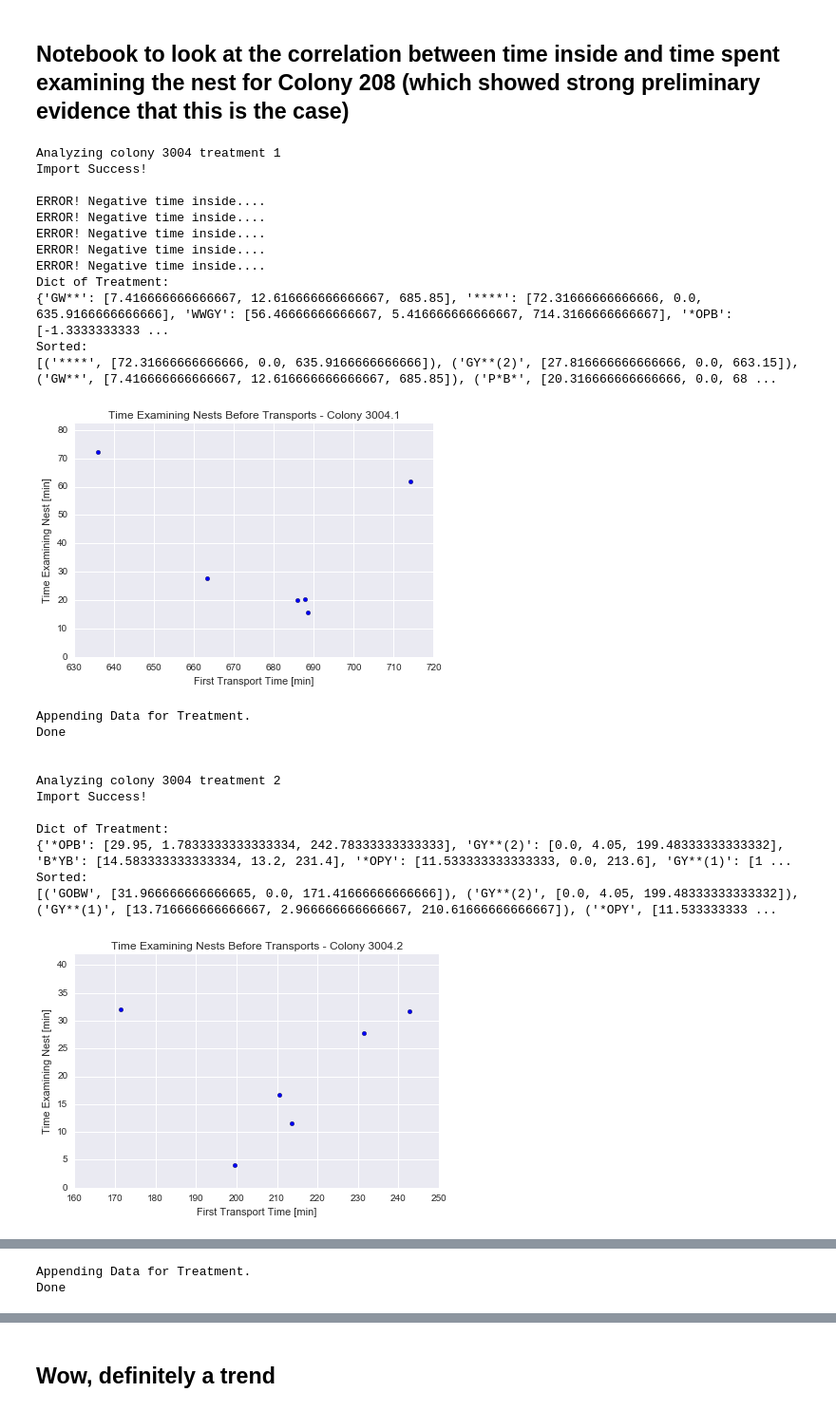
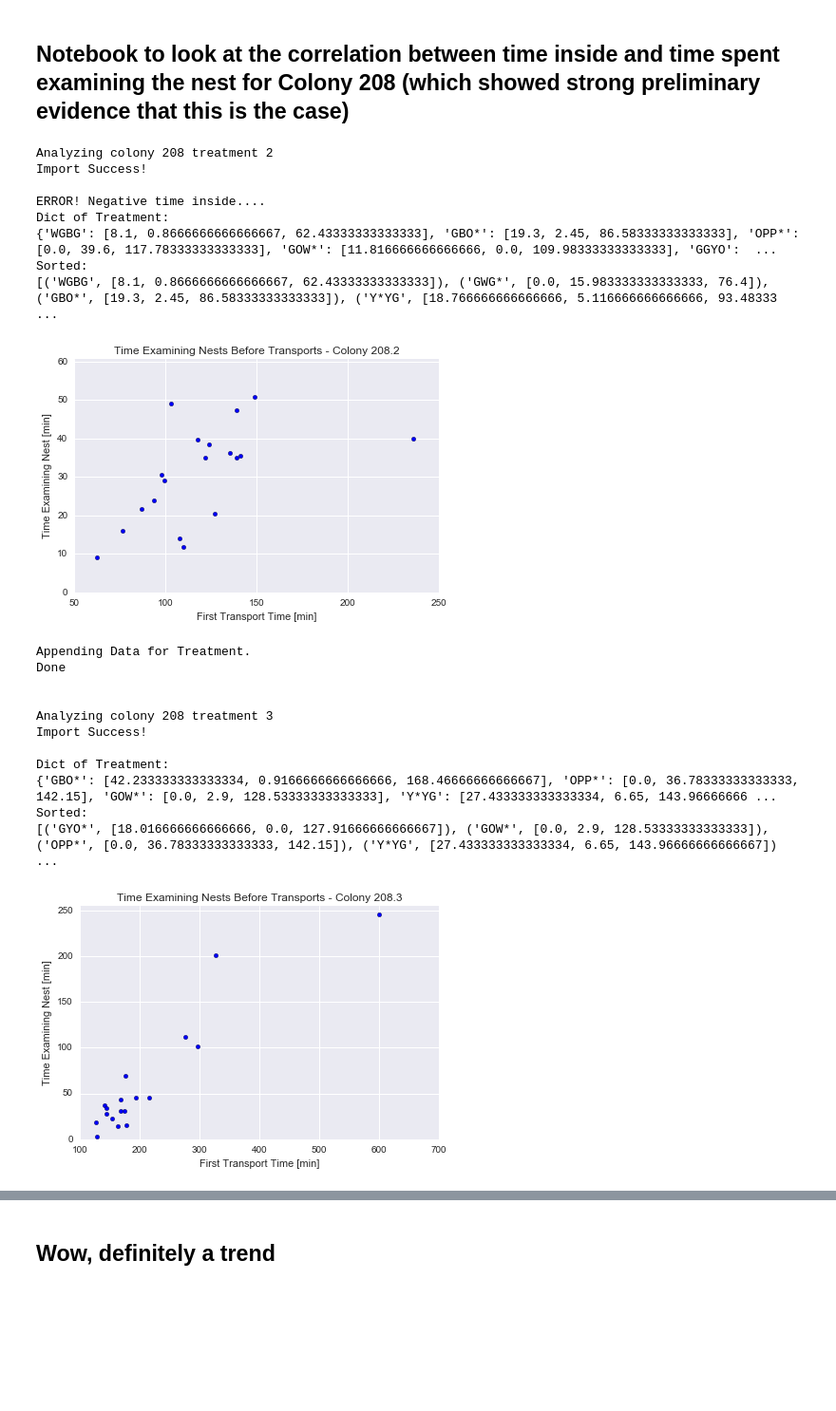
Before and after one commit to jakehanson/Time-Before-Transporting, a Jupyter notebook: Col_208_Case_Study.ipynb, the cells around one changed output, grey strips where cells are left out. Shown at 95% size. Cells and saved outputs as stored; diff of their text form; code cells hidden in the pictures; blank space fills up the shorter version.

```diff
--- a/Col_208_Case_Study.ipynb
+++ b/Col_208_Case_Study.ipynb
@@ -11,8 +11,8 @@ import seaborn as sns
 
 
 ## Import data
-col_id = '3004'
-treatment_array = [1,2,3,4,5]
+col_id = '208'
+treatment_array = [2,3,4,5]
 
 all_transports = []  # list to store the time of first transport for all treatments
 all_examinations = []  # list to store the net examination times before transport for all treatments
@@ -120,53 +120,49 @@ for treatment_id in treatment_array:
 
 
     net_time = []
     for i in range(np.size(time_in_good)):
         net_time.append(time_in_good[i]+time_in_med[i])
 
 
     plt.scatter(transport_times,net_time)
 
     #plt.scatter(transport_times,time_in_good+time_in_med,color='green')
     #plt.scatter(transport_times,time_in_med,color='red')
     plt.tight_layout()
     plt.ylim((0,np.max(net_time)+10))
     plt.xlabel('First Transport Time [min]')
     plt.ylabel('Time Examining Nest [min]')
     plt.title('Time Examining Nests Before Transports - Colony ' + col_id+'.'+str(treatment_id))
     plt.savefig('/Users/jakehanson/Desktop/scatter_time_exam_col'+col_id+'_all_treatments.pdf')
     plt.show()
 
     print 'Appending Data for Treatment.'
     for i in range(np.size(transport_times)):
         all_transports.append(transport_times[i])
         all_examinations.append(net_time[i])
     print 'Done\n\n'
 # %% [output]
-Analyzing colony 3004 treatment 1
+Analyzing colony 208 treatment 2
 Import Success!
 
 ERROR! Negative time inside....
-ERROR! Negative time inside....
-ERROR! Negative time inside....
-ERROR! Negative time inside....
-ERROR! Negative time inside....
 Dict of Treatment:
-{'GW**': [7.416666666666667, 12.616666666666667, 685.85], '****': [72.31666666666666, 0.0, 635.9166666666666], 'WWGY': [56.46666666666667, 5.416666666666667, 714.3166666666667], '*OPB': [-1.3333333333 ...
+{'WGBG': [8.1, 0.8666666666666667, 62.43333333333333], 'GBO*': [19.3, 2.45, 86.58333333333333], 'OPP*': [0.0, 39.6, 117.78333333333333], 'GOW*': [11.816666666666666, 0.0, 109.98333333333333], 'GGYO':  ...
 Sorted:
-[('****', [72.31666666666666, 0.0, 635.9166666666666]), ('GY**(2)', [27.816666666666666, 0.0, 663.15]), ('GW**', [7.416666666666667, 12.616666666666667, 685.85]), ('P*B*', [20.316666666666666, 0.0, 68 ...
+[('WGBG', [8.1, 0.8666666666666667, 62.43333333333333]), ('GWG*', [0.0, 15.983333333333333, 76.4]), ('GBO*', [19.3, 2.45, 86.58333333333333]), ('Y*YG', [18.766666666666666, 5.116666666666666, 93.48333 ...
-[figure, old version]
+[figure, new version]
 Appending Data for Treatment.
 Done
 
 
-Analyzing colony 3004 treatment 2
+Analyzing colony 208 treatment 3
 Import Success!
 
 Dict of Treatment:
-{'*OPB': [29.95, 1.7833333333333334, 242.78333333333333], 'GY**(2)': [0.0, 4.05, 199.48333333333332], 'B*YB': [14.583333333333334, 13.2, 231.4], '*OPY': [11.533333333333333, 0.0, 213.6], 'GY**(1)': [1 ...
+{'GBO*': [42.233333333333334, 0.9166666666666666, 168.46666666666667], 'OPP*': [0.0, 36.78333333333333, 142.15], 'GOW*': [0.0, 2.9, 128.53333333333333], 'Y*YG': [27.433333333333334, 6.65, 143.96666666 ...
 Sorted:
-[('GOBW', [31.966666666666665, 0.0, 171.41666666666666]), ('GY**(2)', [0.0, 4.05, 199.48333333333332]), ('GY**(1)', [13.716666666666667, 2.966666666666667, 210.61666666666667]), ('*OPY', [11.533333333 ...
+[('GYO*', [18.016666666666666, 0.0, 127.91666666666667]), ('GOW*', [0.0, 2.9, 128.53333333333333]), ('OPP*', [0.0, 36.78333333333333, 142.15]), ('Y*YG', [27.433333333333334, 6.65, 143.96666666666667]) ...
-[figure, old version]
+[figure, new version]
 Appending Data for Treatment.
 Done
 
@@ -206,5 +192,3 @@ Sorted:
-Appending Data for Treatment.
-Done
 # %%
 ## Plot the net results
 
```
Also changed, not shown: parts of 3 cells of this notebook.
